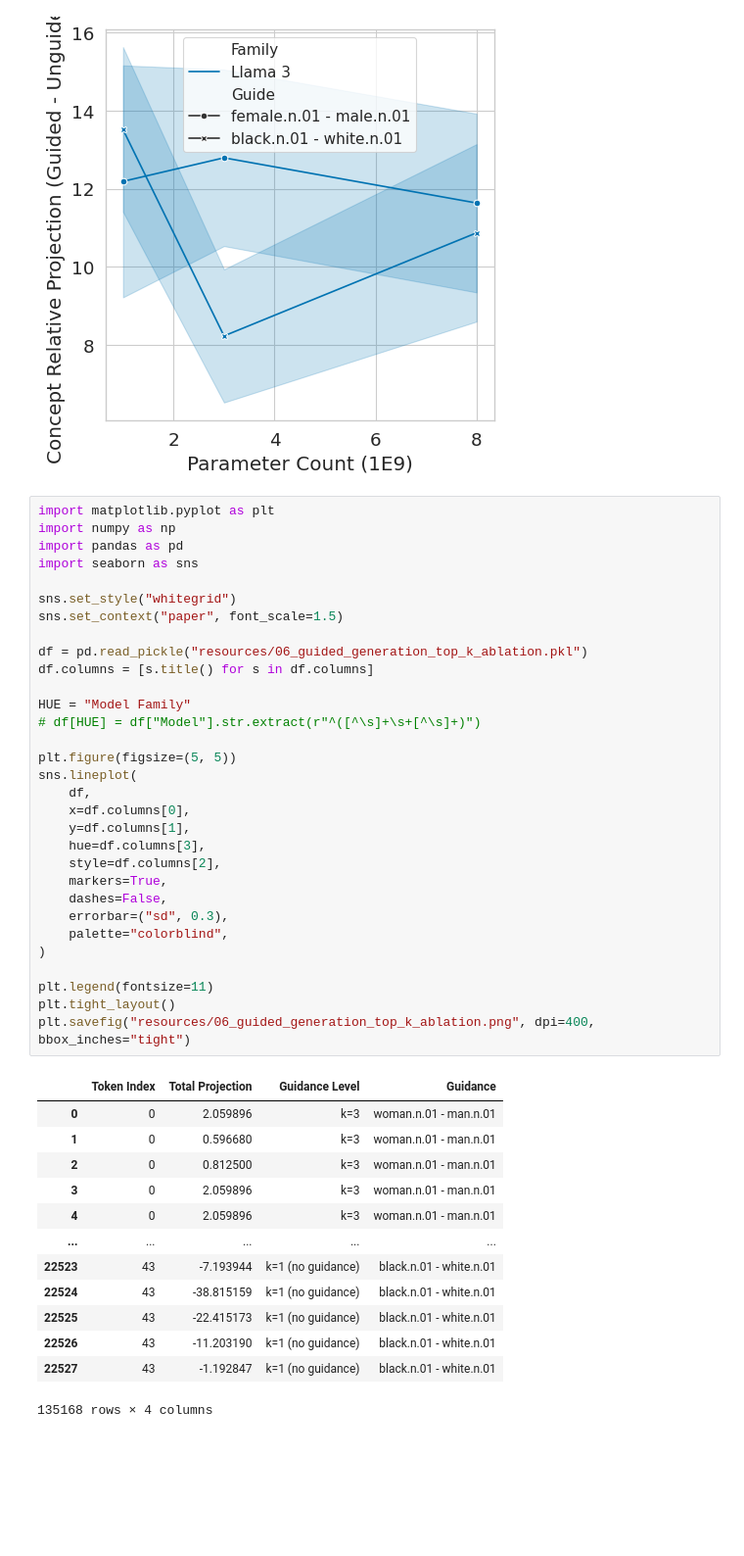
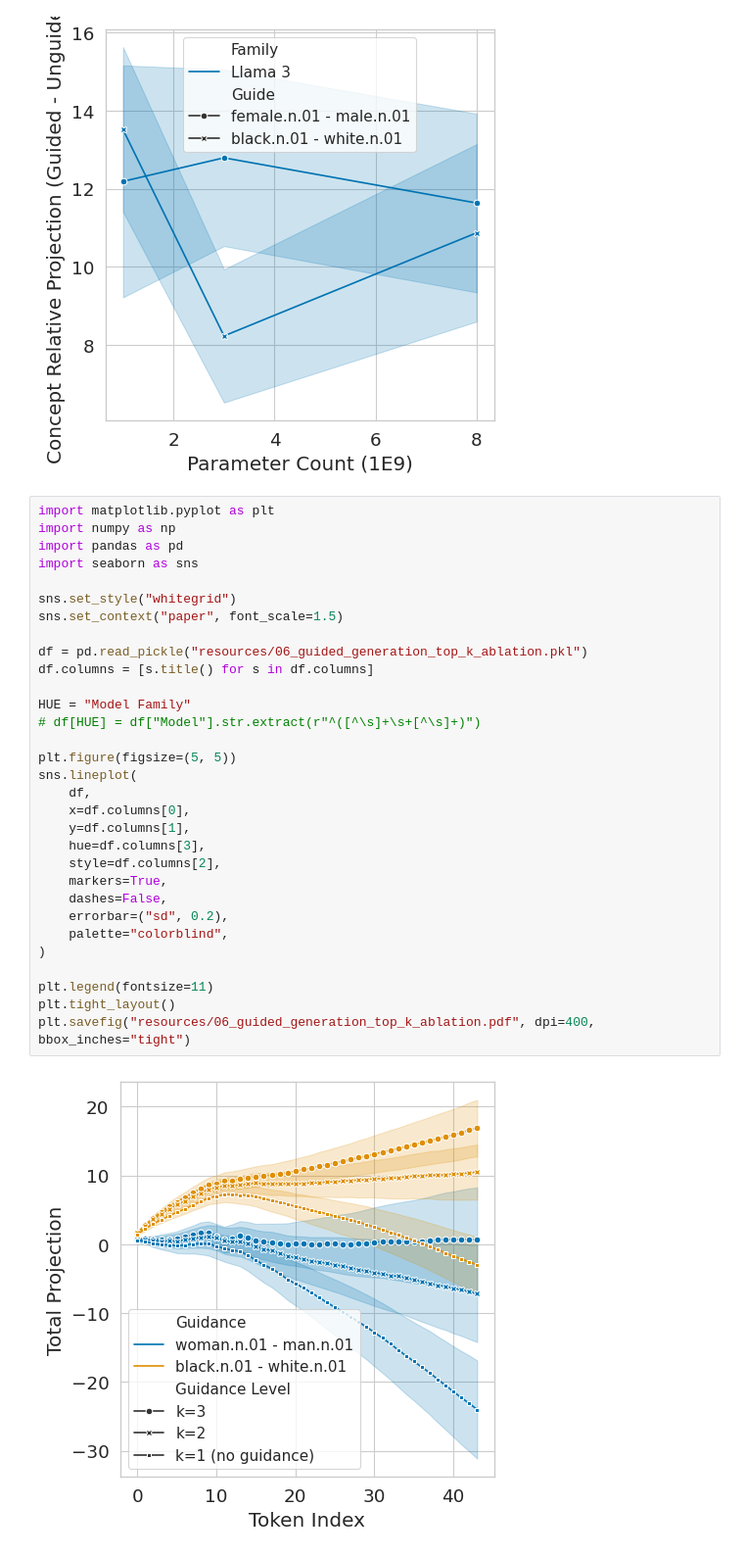
Before and after one commit to phvv-me/frame-representation-hypothesis, a Jupyter notebook: plotting.ipynb, the cells around one changed output. Shown: that part at 98% size. Cells and saved outputs as stored; diff of their text form; blank space fills up the shorter version.

```diff
--- a/plotting.ipynb
+++ b/plotting.ipynb
@@ -30,45 +30,33 @@ plt.tight_layout()
 # %%
 import matplotlib.pyplot as plt
 import numpy as np
 import pandas as pd
 import seaborn as sns
 
 sns.set_style("whitegrid")
 sns.set_context("paper", font_scale=1.5)
 
 df = pd.read_pickle("resources/06_guided_generation_top_k_ablation.pkl")
 df.columns = [s.title() for s in df.columns]
 
 HUE = "Model Family"
 # df[HUE] = df["Model"].str.extract(r"^([^\s]+\s+[^\s]+)")
 
 plt.figure(figsize=(5, 5))
 sns.lineplot(
     df,
     x=df.columns[0],
     y=df.columns[1],
     hue=df.columns[3],
     style=df.columns[2],
     markers=True,
     dashes=False,
-    errorbar=("sd", 0.3),
+    errorbar=("sd", 0.2),
     palette="colorblind",
 )
 
 plt.legend(fontsize=11)
 plt.tight_layout()
-plt.savefig("resources/06_guided_generation_top_k_ablation.png", dpi=400, bbox_inches="tight")
+plt.savefig("resources/06_guided_generation_top_k_ablation.pdf", dpi=400, bbox_inches="tight")
 # %% [output]
-|  | Token Index | Total Projection | Guidance Level | Guidance |
-| 0 | 0 | 2.059896 | k=3 | woman.n.01 - man.n.01 |
-| 1 | 0 | 0.596680 | k=3 | woman.n.01 - man.n.01 |
-| 2 | 0 | 0.812500 | k=3 | woman.n.01 - man.n.01 |
-| 3 | 0 | 2.059896 | k=3 | woman.n.01 - man.n.01 |
-| 4 | 0 | 2.059896 | k=3 | woman.n.01 - man.n.01 |
-| ... | ... | ... | ... | ... |
-| 22523 | 43 | -7.193944 | k=1 (no guidance) | black.n.01 - white.n.01 |
-| 22524 | 43 | -38.815159 | k=1 (no guidance) | black.n.01 - white.n.01 |
-| 22525 | 43 | -22.415173 | k=1 (no guidance) | black.n.01 - white.n.01 |
-| 22526 | 43 | -11.203190 | k=1 (no guidance) | black.n.01 - white.n.01 |
-| 22527 | 43 | -1.192847 | k=1 (no guidance) | black.n.01 - white.n.01 |
-135168 rows × 4 columns
+[figure, added]
```
Also changed, not shown: parts of 3 cells of this notebook, 13 other files.
